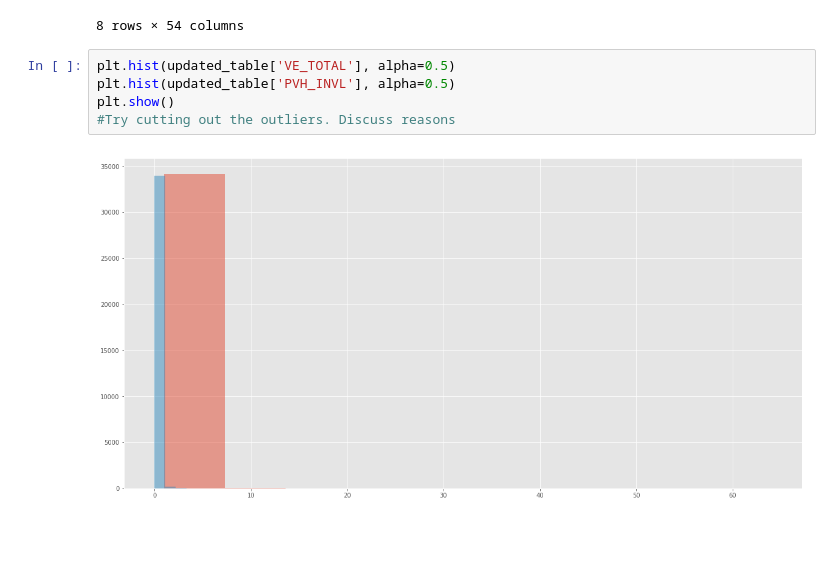
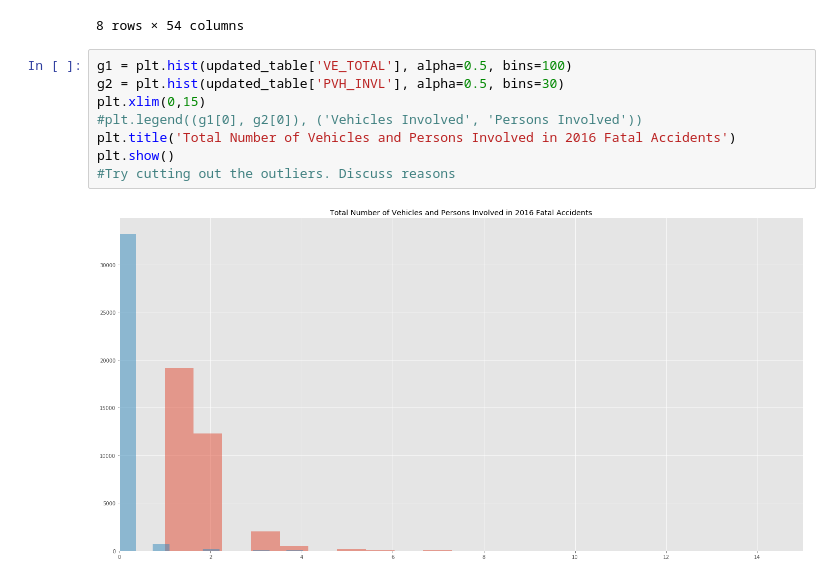
Before and after one commit to maf5509/accident_capstone, a Jupyter notebook: Untitled.ipynb, the cells around one changed output. Saved outputs shown, nothing was run; the diff lists cells and outputs as text; blank space fills up the shorter version.

Commit message:
Added More Plots and Further Discussion of Results

```diff
--- a/Untitled.ipynb
+++ b/Untitled.ipynb
@@ -652,9 +734,12 @@ updated_table.describe()
 | max | 56.000000 | 560100.000000 | 64.000000 | 64.000000 | 11.000000 | 11.000000 | 11.000000 | 120.000000 | 120.000000 | 999.000000 | ... |
 8 rows × 54 columns
 # %%
-plt.hist(updated_table['VE_TOTAL'], alpha=0.5)
-plt.hist(updated_table['PVH_INVL'], alpha=0.5)
+g1 = plt.hist(updated_table['VE_TOTAL'], alpha=0.5, bins=100)
+g2 = plt.hist(updated_table['PVH_INVL'], alpha=0.5, bins=30)
+plt.xlim(0,15)
+#plt.legend((g1[0], g2[0]), ('Vehicles Involved', 'Persons Involved'))
+plt.title('Total Number of Vehicles and Persons Involved in 2016 Fatal Accidents')
 plt.show()
 #Try cutting out the outliers. Discuss reasons
 # %% [output]
-[figure, old version]
+[figure, new version]
```
Also changed, not shown: parts of 14 cells of this notebook.
